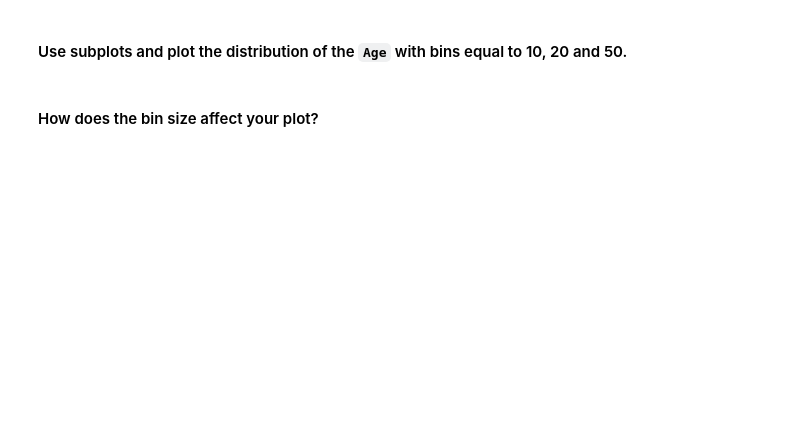
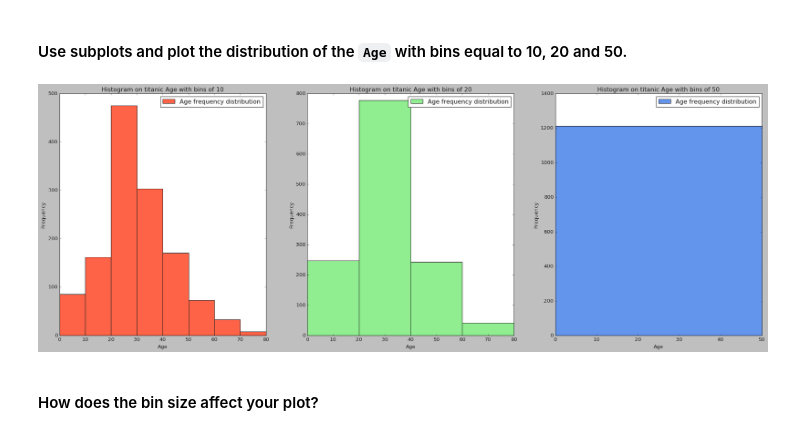
Before and after one commit to wobniarin/lab-matplotlib-seaborn, a Jupyter notebook: your-code/main.ipynb, the cells around one changed output. Saved outputs shown, nothing was run; the diff lists cells and outputs as text; code cells hidden in the pictures; blank space fills up the shorter version.

```diff
--- a/your-code/main.ipynb
+++ b/your-code/main.ipynb
@@ -223,2 +371,35 @@ How the average number of steps change by month. Use the appropriate visualizati
+# %%
+# your code here
+fig, [ax1, ax2, ax3] = plt.subplots(nrows=1, ncols=3, figsize=(30,10))
+
+
+bins_ax1 = [i for i in range(0,90,10)]
+bins_ax2 = [i for i in range(0,90,20)]
+bins_ax3 = [i for i in range(0,100,50)]
+
+ax1.hist(titanic['Age'], label='Age frequency distribution', bins=bins_ax1, color='tomato')
+ax2.hist(titanic['Age'], label='Age frequency distribution', bins=bins_ax2, color='lightgreen')
+ax3.hist(titanic['Age'], label='Age frequency distribution', bins=bins_ax3, color='cornflowerblue')
+
+
+ax1.set_xlabel('Age')
+ax1.set_ylabel('Frequency')
+ax1.set_title('Histogram on titanic Age with bins of 10')
+ax1.legend()
+
+
+ax2.set_xlabel('Age')
+ax2.set_ylabel('Frequency')
+ax2.set_title('Histogram on titanic Age with bins of 20')
+ax2.legend()
+
+ax3.set_xlabel('Age')
+ax3.set_ylabel('Frequency')
+ax3.set_title('Histogram on titanic Age with bins of 50')
+ax3.legend()
+
+plt.show()
+# %% [output]
+[figure, added]
 # %% [markdown]
 #### How does the bin size affect your plot?
```
Also changed, not shown: parts of 60 cells of this notebook, 2 other files.
